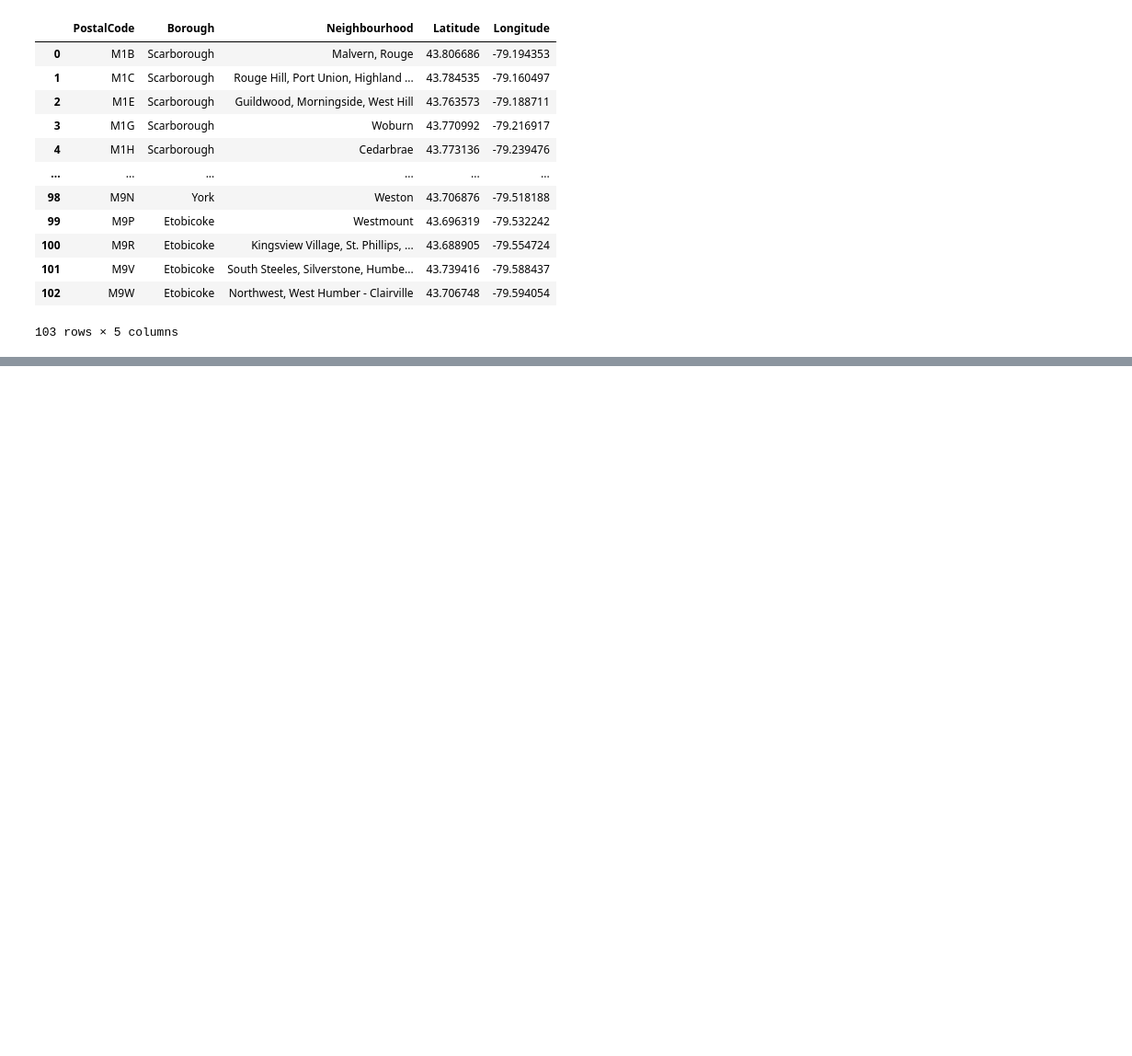
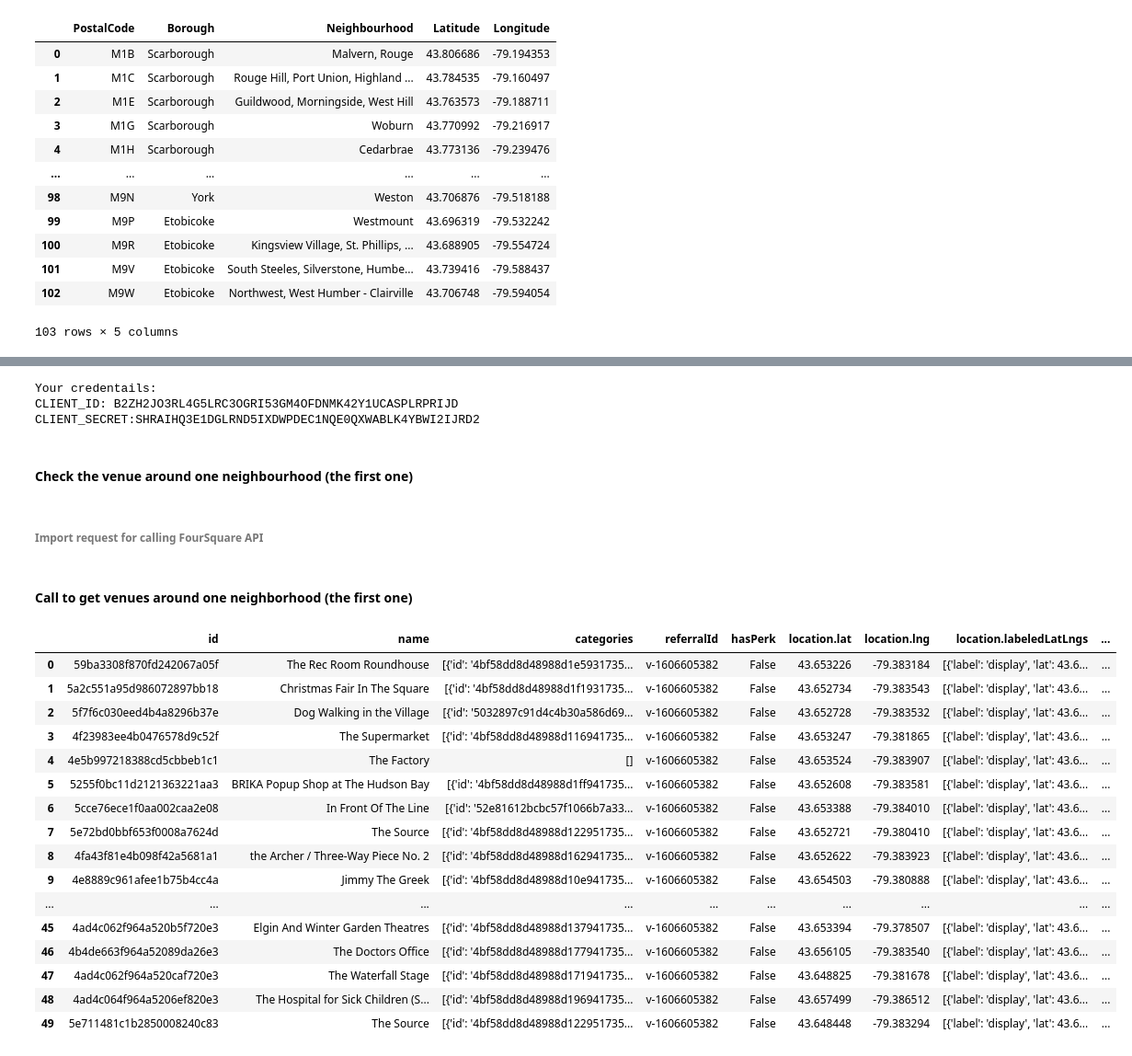
Before and after one commit to ShengGu118/Coursera_Capstone, a Jupyter notebook: Capstone_Project_Assignment_2.ipynb, the cells around one changed output, grey strips where cells are left out. Shown: that part at 92% size. Saved outputs shown, nothing was run; the diff lists cells and outputs as text; code cells hidden in the pictures; blank space fills up the shorter version.

```diff
--- a/Capstone_Project_Assignment_2.ipynb
+++ b/Capstone_Project_Assignment_2.ipynb
@@ -102,3 +100,7 @@ dfToronto
 | 101 | M9V | Etobicoke | South Steeles, Silverstone, Humbe... | 43.739416 | -79.588437 |
 | 102 | M9W | Etobicoke | Northwest, West Humber - Clairville | 43.706748 | -79.594054 |
 103 rows × 5 columns
+# %%
+#only borough contains Toronto
+dfTorontoOnly = dfToronto[dfToronto['Borough'].str.contains('Toronto')]
+dfTorontoOnly.head()
@@ -104,0 +147,6 @@ dfToronto
+# %%
+#Googole Toronto and find its latitude and longitude
+latitude = 43.6532
+longitude = -79.3832
+# create map of Toronto area using latitude and longitude values
+map_toronto = folium.Map(location=[latitude, longitude], zoom_start=10)
@@ -104,0 +174,17 @@ dfToronto
+# %%
+CLIENT_ID = 'B2ZH2JO3RL4G5LRC3OGRI53GM4OFDNMK42Y1UCASPLRPRIJD' # your Foursquare ID
+CLIENT_SECRET = 'SHRAIHQ3E1DGLRND5IXDWPDEC1NQE0QXWABLK4YBWI2IJRD2' # your Foursquare Secret
+VERSION = '20201124'
+LIMIT = 50 # A default Foursquare API limit value
+
+print('Your credentails:')
+print('CLIENT_ID: ' + CLIENT_ID)
+print('CLIENT_SECRET:' + CLIENT_SECRET)
+# %% [output]
+Your credentails:
+CLIENT_ID: B2ZH2JO3RL4G5LRC3OGRI53GM4OFDNMK42Y1UCASPLRPRIJD
+CLIENT_SECRET:SHRAIHQ3E1DGLRND5IXDWPDEC1NQE0QXWABLK4YBWI2IJRD2
+# %% [markdown]
+#### Check the venue around one neighbourhood (the first one)
+# %% [markdown]
+###### Import request for calling FourSquare API
@@ -104,0 +193,39 @@ dfToronto
+# %% [markdown]
+#### Call to get venues around one neighborhood (the first one)
+# %%
+#Get the first neighborhood's latitude and longitude values.
+neighborhood_latitude = dfTorontoOnly['Latitude'].iloc[0] # neighborhood latitude value
+neighborhood_longitude = dfTorontoOnly['Longitude'].iloc[0] # neighborhood longitude value
+
+neighborhood_name = dfTorontoOnly['Neighbourhood'].iloc[0] # neighborhood name
+
+search_query = neighborhood_name
+radius = 500
+
+#define URL
+url = 'https://api.foursquare.com/v2/venues/search?client_id={}&client_secret={}&ll={},{}&v={}&query={}&radius={}&limit={}'.format(CLIENT_ID, CLIENT_SECRET, latitude, longitude, VERSION, search_query, radius, LIMIT)
+
+#Send the GET Request and get results
+results = requests.get(url).json()
+venues = results['response']['venues']
+# %%
+nearby_venues = json_normalize(venues)
+nearby_venues
+# %% [output]
+|  | id | name | categories | referralId | hasPerk | location.lat | location.lng | location.labeledLatLngs | ... |
+| 0 | 59ba3308f870fd242067a05f | The Rec Room Roundhouse | [{'id': '4bf58dd8d48988d1e5931735... | v-1606605382 | False | 43.653226 | -79.383184 | [{'label': 'display', 'lat': 43.6... | ... |
+| 1 | 5a2c551a95d986072897bb18 | Christmas Fair In The Square | [{'id': '4bf58dd8d48988d1f1931735... | v-1606605382 | False | 43.652734 | -79.383543 | [{'label': 'display', 'lat': 43.6... | ... |
+| 2 | 5f7f6c030eed4b4a8296b37e | Dog Walking in the Village | [{'id': '5032897c91d4c4b30a586d69... | v-1606605382 | False | 43.652728 | -79.383532 | [{'label': 'display', 'lat': 43.6... | ... |
+| 3 | 4f23983ee4b0476578d9c52f | The Supermarket | [{'id': '4bf58dd8d48988d116941735... | v-1606605382 | False | 43.653247 | -79.381865 | [{'label': 'display', 'lat': 43.6... | ... |
+| 4 | 4e5b997218388cd5cbbeb1c1 | The Factory | [] | v-1606605382 | False | 43.653524 | -79.383907 | [{'label': 'display', 'lat': 43.6... | ... |
+| 5 | 5255f0bc11d2121363221aa3 | BRIKA Popup Shop at The Hudson Bay | [{'id': '4bf58dd8d48988d1ff941735... | v-1606605382 | False | 43.652608 | -79.383581 | [{'label': 'display', 'lat': 43.6... | ... |
+| 6 | 5cce76ece1f0aa002caa2e08 | In Front Of The Line | [{'id': '52e81612bcbc57f1066b7a33... | v-1606605382 | False | 43.653388 | -79.384010 | [{'label': 'display', 'lat': 43.6... | ... |
+| 7 | 5e72bd0bbf653f0008a7624d | The Source | [{'id': '4bf58dd8d48988d122951735... | v-1606605382 | False | 43.652721 | -79.380410 | [{'label': 'display', 'lat': 43.6... | ... |
+| 8 | 4fa43f81e4b098f42a5681a1 | the Archer / Three-Way Piece No. 2 | [{'id': '4bf58dd8d48988d162941735... | v-1606605382 | False | 43.652622 | -79.383923 | [{'label': 'display', 'lat': 43.6... | ... |
+| 9 | 4e8889c961afee1b75b4cc4a | Jimmy The Greek | [{'id': '4bf58dd8d48988d10e941735... | v-1606605382 | False | 43.654503 | -79.380888 | [{'label': 'display', 'lat': 43.6... | ... |
+| ... | ... | ... | ... | ... | ... | ... | ... | ... | ... |
+| 45 | 4ad4c062f964a520b5f720e3 | Elgin And Winter Garden Theatres | [{'id': '4bf58dd8d48988d137941735... | v-1606605382 | False | 43.653394 | -79.378507 | [{'label': 'display', 'lat': 43.6... | ... |
+| 46 | 4b4de663f964a52089da26e3 | The Doctors Office | [{'id': '4bf58dd8d48988d177941735... | v-1606605382 | False | 43.656105 | -79.383540 | [{'label': 'display', 'lat': 43.6... | ... |
+| 47 | 4ad4c062f964a520caf720e3 | The Waterfall Stage | [{'id': '4bf58dd8d48988d171941735... | v-1606605382 | False | 43.648825 | -79.381678 | [{'label': 'display', 'lat': 43.6... | ... |
+| 48 | 4ad4c064f964a5206ef820e3 | The Hospital for Sick Children (S... | [{'id': '4bf58dd8d48988d196941735... | v-1606605382 | False | 43.657499 | -79.386512 | [{'label': 'display', 'lat': 43.6... | ... |
+| 49 | 5e711481c1b2850008240c83 | The Source | [{'id': '4bf58dd8d48988d122951735... | v-1606605382 | False | 43.648448 | -79.383294 | [{'label': 'display', 'lat': 43.6... | ... |
```
Also changed, not shown: parts of 24 cells of this notebook.
